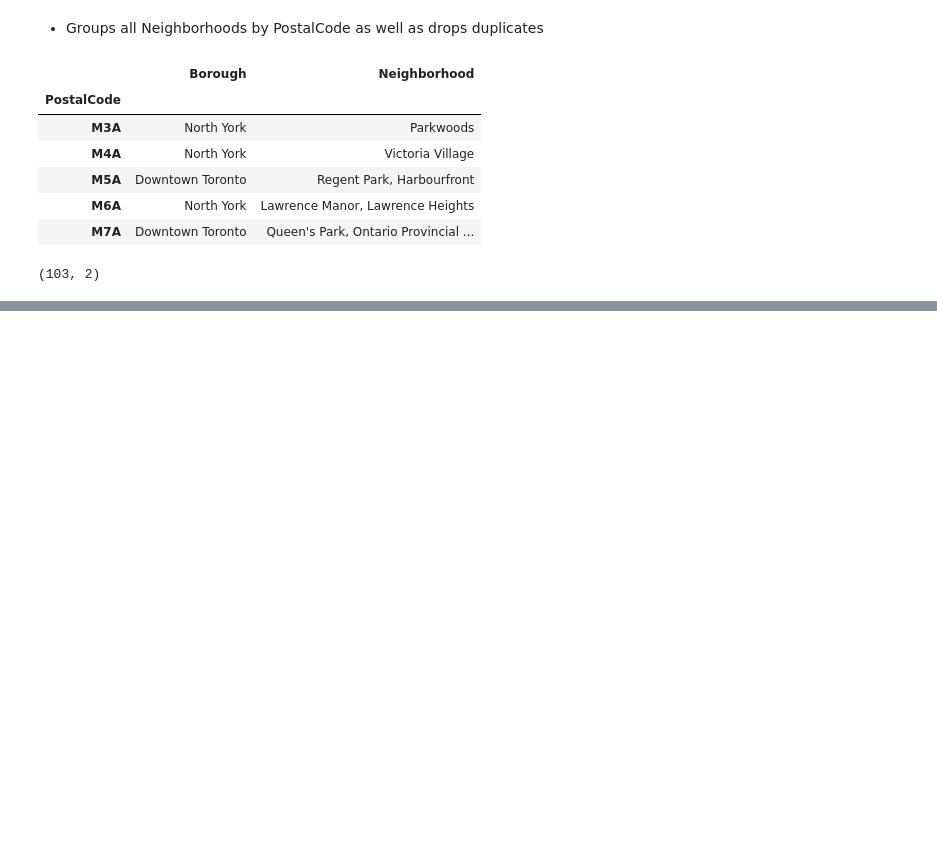
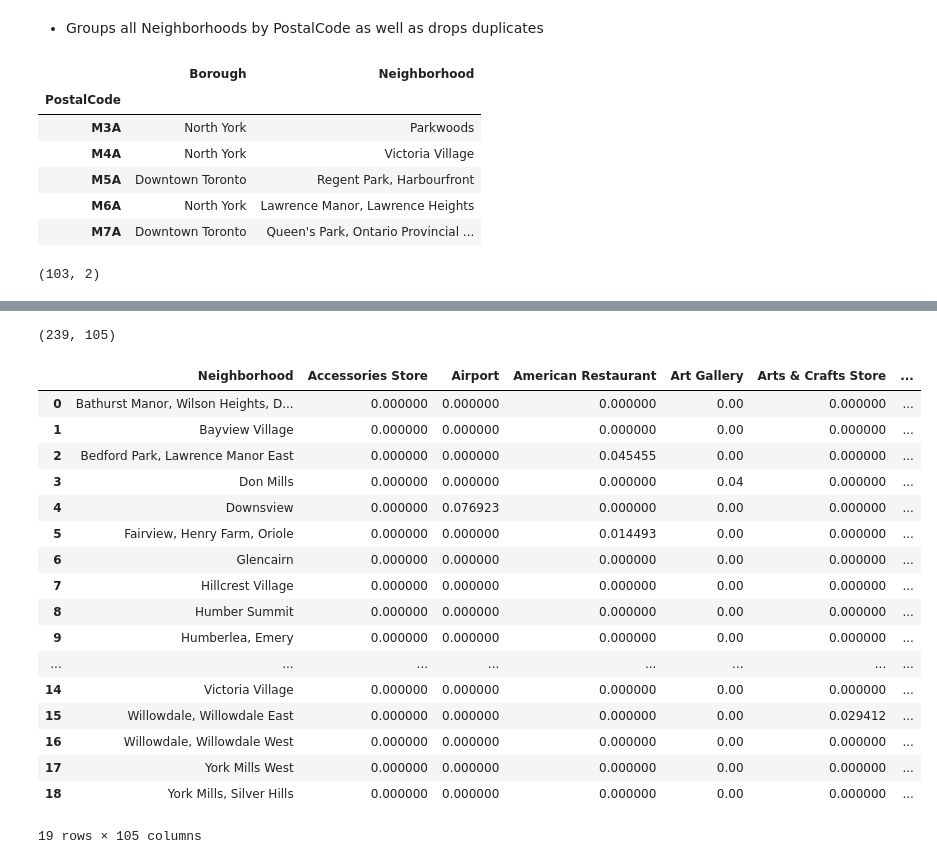
Before and after one commit to cohenb4/Coursera_Capstone, a Jupyter notebook: Segmenting and Clustering Neighborhoods in the city of Toronto, Canada.ipynb, the cells around one changed output, grey strips where cells are left out. Drawn from its saved outputs; the diff is of its cells as text; code cells hidden in the pictures; blank space fills up the shorter version.

```diff
--- a/Segmenting and Clustering Neighborhoods in the city of Toronto, Canada.ipynb
+++ b/Segmenting and Clustering Neighborhoods in the city of Toronto, Canada.ipynb
@@ -67,0 +203,26 @@ canadaDF.shape
+# %%
+def getCatType(row):
+    try:
+        catList = row['categories']
+    except:
+        catList = row['venue.categories']
+    if len(catList) == 0:
+        return None
+    else:
+        return catList[0]['name']
+# %%
+venues = results['response']['groups'][0]['items']
+
+nearby_venues = json_normalize(venues) # flatten JSON
+
+# filter columns
+filtered_columns = ['venue.name', 'venue.categories', 'venue.location.lat', 'venue.location.lng']
+nearby_venues = nearby_venues.loc[:, filtered_columns]
+
+# filter the category for each row
+nearby_venues['venue.categories'] = nearby_venues.apply(getCatType, axis=1)
+
+# clean columns
+nearby_venues.columns = [col.split(".")[-1] for col in nearby_venues.columns]
+
+nearby_venues.head()
@@ -67,0 +278,2 @@ canadaDF.shape
+# %%
+NorthYorkVenues = getNearbyVenues(names = NorthYork['Neighborhood'], latitudes = NorthYork['Latitude'], longitudes = NorthYork['Longitude'])
@@ -67,0 +334,11 @@ canadaDF.shape
+# %%
+# one hot encoding
+NYonehot = pd.get_dummies(NorthYorkVenues[['Venue Category']], prefix="", prefix_sep="")
+
+# add neighborhood column back to dataframe
+NYonehot['Neighborhood'] = NorthYorkVenues['Neighborhood']
+
+# move neighborhood column to the first column
+fixed_columns = [NYonehot.columns[-1]] + list(NYonehot.columns[:-1])
+NYonehot = NYonehot[fixed_columns]
+NYonehot.head()
@@ -67,0 +353,26 @@ canadaDF.shape
+# %%
+NYonehot.shape
+# %% [output]
+(239, 105)
+# %%
+NYgrouped = NYonehot.groupby('Neighborhood').mean().reset_index()
+NYgrouped
+# %% [output]
+|  | Neighborhood | Accessories Store | Airport | American Restaurant | Art Gallery | Arts & Crafts Store | ... |
+| 0 | Bathurst Manor, Wilson Heights, D... | 0.000000 | 0.000000 | 0.000000 | 0.00 | 0.000000 | ... |
+| 1 | Bayview Village | 0.000000 | 0.000000 | 0.000000 | 0.00 | 0.000000 | ... |
+| 2 | Bedford Park, Lawrence Manor East | 0.000000 | 0.000000 | 0.045455 | 0.00 | 0.000000 | ... |
+| 3 | Don Mills | 0.000000 | 0.000000 | 0.000000 | 0.04 | 0.000000 | ... |
+| 4 | Downsview | 0.000000 | 0.076923 | 0.000000 | 0.00 | 0.000000 | ... |
+| 5 | Fairview, Henry Farm, Oriole | 0.000000 | 0.000000 | 0.014493 | 0.00 | 0.000000 | ... |
+| 6 | Glencairn | 0.000000 | 0.000000 | 0.000000 | 0.00 | 0.000000 | ... |
+| 7 | Hillcrest Village | 0.000000 | 0.000000 | 0.000000 | 0.00 | 0.000000 | ... |
+| 8 | Humber Summit | 0.000000 | 0.000000 | 0.000000 | 0.00 | 0.000000 | ... |
+| 9 | Humberlea, Emery | 0.000000 | 0.000000 | 0.000000 | 0.00 | 0.000000 | ... |
+| ... | ... | ... | ... | ... | ... | ... | ... |
+| 14 | Victoria Village | 0.000000 | 0.000000 | 0.000000 | 0.00 | 0.000000 | ... |
+| 15 | Willowdale, Willowdale East | 0.000000 | 0.000000 | 0.000000 | 0.00 | 0.029412 | ... |
+| 16 | Willowdale, Willowdale West | 0.000000 | 0.000000 | 0.000000 | 0.00 | 0.000000 | ... |
+| 17 | York Mills West | 0.000000 | 0.000000 | 0.000000 | 0.00 | 0.000000 | ... |
+| 18 | York Mills, Silver Hills | 0.000000 | 0.000000 | 0.000000 | 0.00 | 0.000000 | ... |
+19 rows × 105 columns
```
Also changed, not shown: parts of 29 cells of this notebook.
